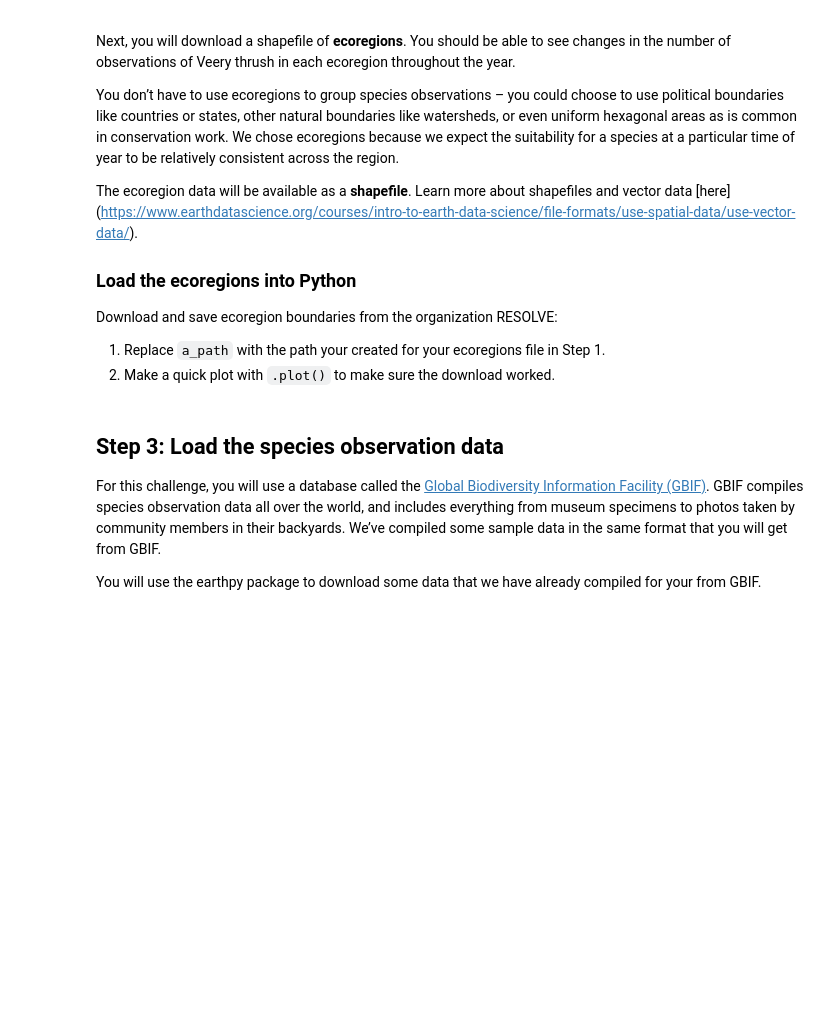
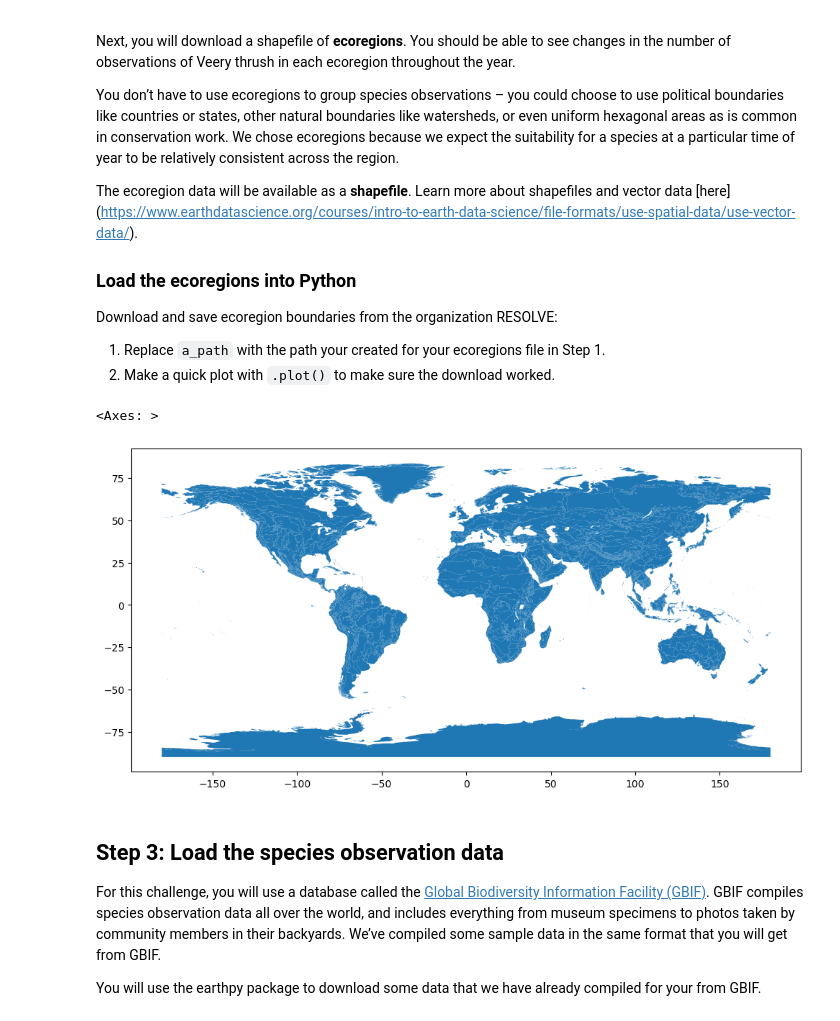
Before and after one commit to lijo8146/02-migration-fall-template, a Jupyter notebook: notebooks/02-migration-wrangle.ipynb, the cells around one changed output. Cells and saved outputs as stored; diff of their text form; code cells hidden in the pictures; blank space fills up the shorter version.

Commit message:
update ecoregions cell

```diff
--- a/notebooks/02-migration-wrangle.ipynb
+++ b/notebooks/02-migration-wrangle.ipynb
@@ -114,6 +114,42 @@ The ecoregion data will be available as a **shapefile**. Learn more about shapef
 Download and save ecoregion boundaries from the organization RESOLVE:
 1. Replace `a_path` with the path your created for your ecoregions file in Step 1.
 2. Make a quick plot with `.plot()` to make sure the download worked.
+# %%
+### download and extract the ecoregions
+ecoreg_url = (
+    "https://storage.googleapis.com/"
+    "teow2016/Ecoregions2017.zip"
+)
+
+ecoreg_dir = Path(data_dir) / "ecoregions"
+ecoreg_dir.mkdir(parents=True, exist_ok=True)
+
+zip_path = ecoreg_dir / "Ecoregions2017.zip"
+a_path = ecoreg_dir / "Ecoregions2017.shp"
+
+if not a_path.exists():
+    if not zip_path.exists():
+        partial_path = zip_path.with_suffix(".part")
+
+        with requests.get(
+            ecoreg_url, stream=True, timeout=(15, 120)
+        ) as response:
+            response.raise_for_status()
+            with partial_path.open("wb") as output:
+                for chunk in response.iter_content(1024 * 1024):
+                    output.write(chunk)
+
+        partial_path.replace(zip_path)
+
+    with zipfile.ZipFile(zip_path) as archive:
+        archive.extractall(ecoreg_dir)
+
+### load and check the ecoregion polygons
+ecoregions_gdf = gpd.read_file(a_path)
+ecoregions_gdf.plot(figsize=(12, 6))
+# %% [output]
+<Axes: >
+[figure, added]
 # %% [markdown]
 ## Step 3: Load the species observation data
 
```
Also changed, not shown: parts of 1 cell of this notebook.
